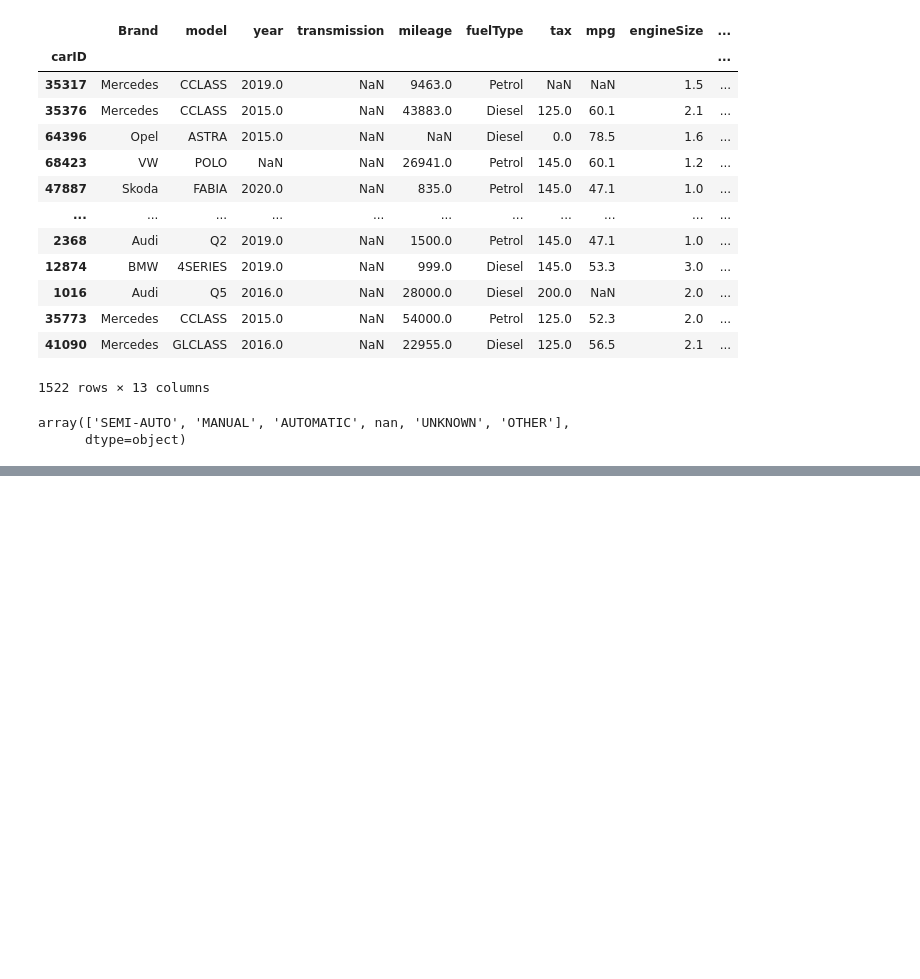
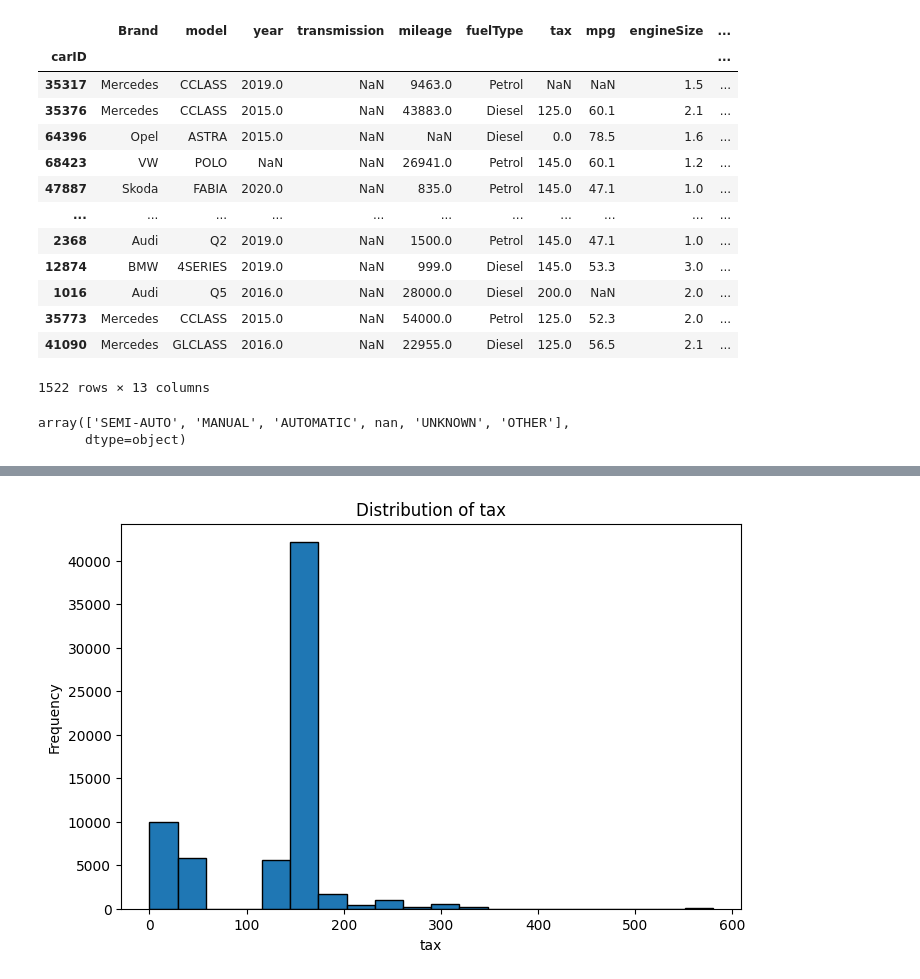
Before and after one commit to rmmandrade/ml2526, a Jupyter notebook: francisco.ipynb, the cells around one changed output, grey strips where cells are left out. Cells and saved outputs as stored; diff of their text form; code cells hidden in the pictures; blank space fills up the shorter version.

```diff
--- a/francisco.ipynb
+++ b/francisco.ipynb
@@ -734,0 +958,21 @@ plt.show()
+# %%
+def impossible_to_nan(df, col, val=0, lower_upper="lower"):
+    df=df.copy()
+
+    if lower_upper=="lower":
+        df.loc[df[col]<val, col] = np.nan
+        return df
+    else:
+        df.loc[df[col]>val, col] = np.nan
+        return df
+# %%
+df=impossible_to_nan(df, "tax")
+
+plt.figure(figsize=(8, 5))
+plt.hist(df["tax"].dropna(), bins=20, edgecolor="black")
+plt.title("Distribution of tax")
+plt.xlabel("tax")
+plt.ylabel("Frequency")
+plt.show()
+# %% [output]
+[figure, added]
```
Also changed, not shown: parts of 49 cells of this notebook.
